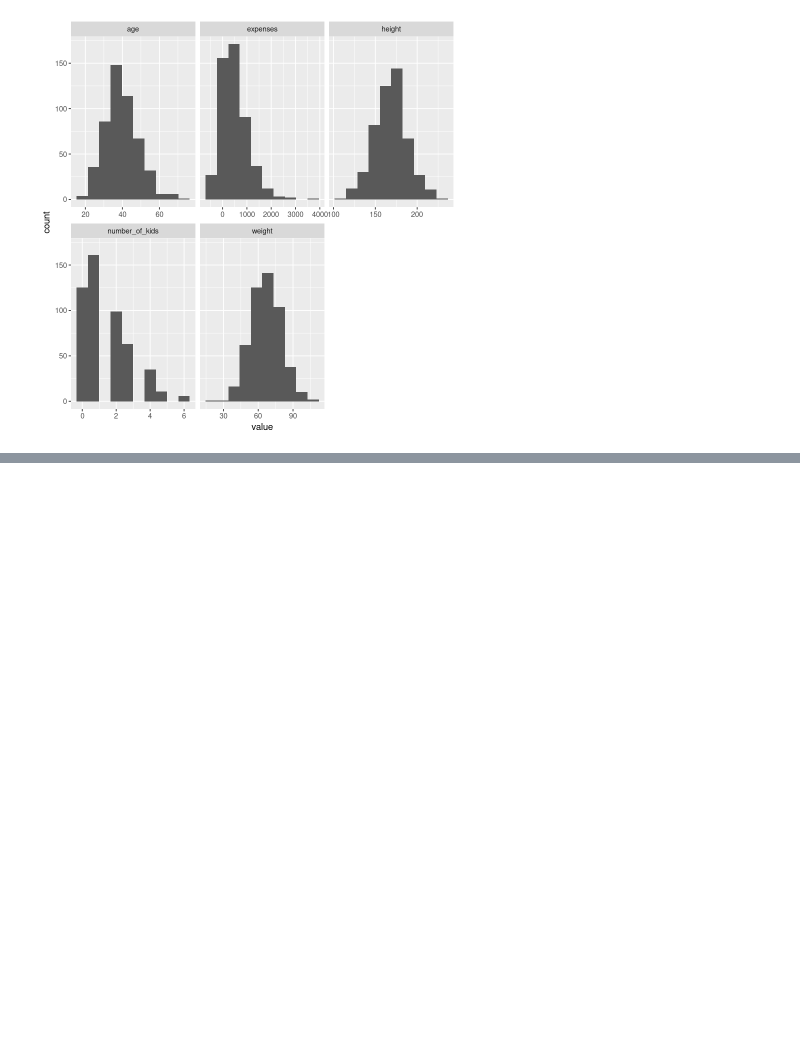
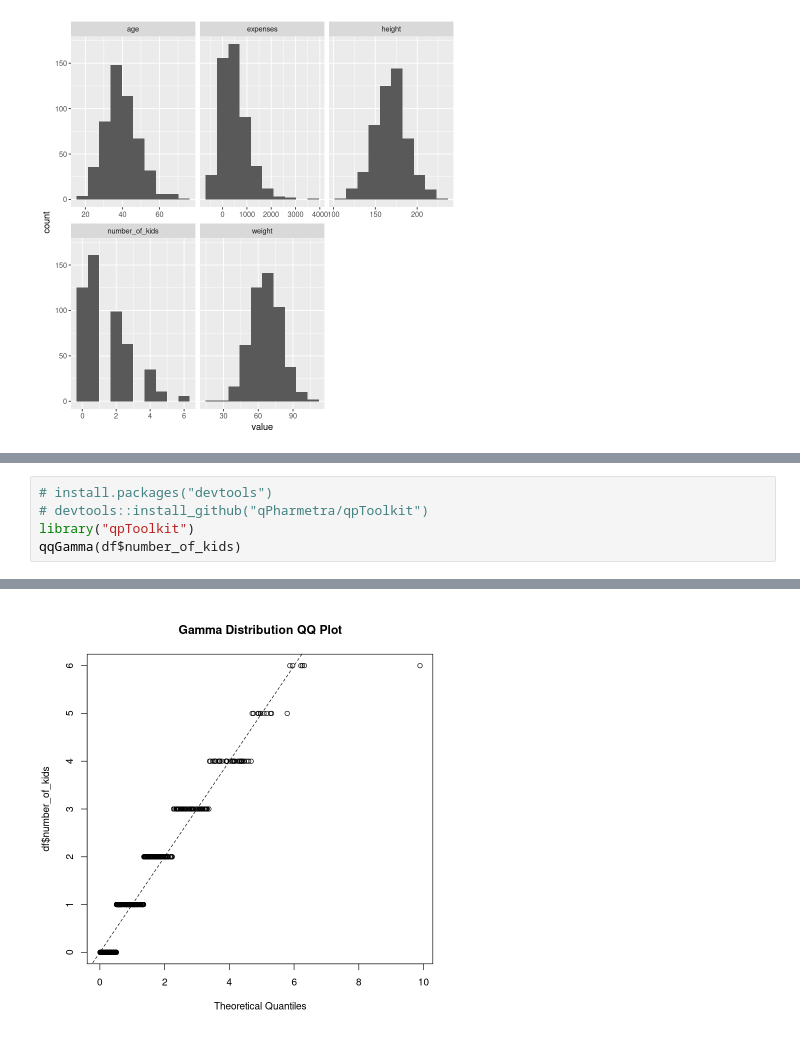
Before and after one commit to bieganski/stat, a Jupyter notebook: ex1/solution.ipynb, the cells around one changed output, grey strips where cells are left out. Saved outputs shown, nothing was run; the diff lists cells and outputs as text; blank space fills up the shorter version.

```diff
--- a/ex1/solution.ipynb
+++ b/ex1/solution.ipynb
@@ -83,0 +137,6 @@ ggplot(gather(df[quantitive]), aes(value)) +
+# %%
+# install.packages("devtools")
+# devtools::install_github("qPharmetra/qpToolkit")
+library("qpToolkit")
+qqGamma(df$number_of_kids)
+# %% [output]
@@ -83,0 +145 @@ ggplot(gather(df[quantitive]), aes(value)) +
+[figure, added]
```
Also changed, not shown: parts of 31 cells of this notebook.
